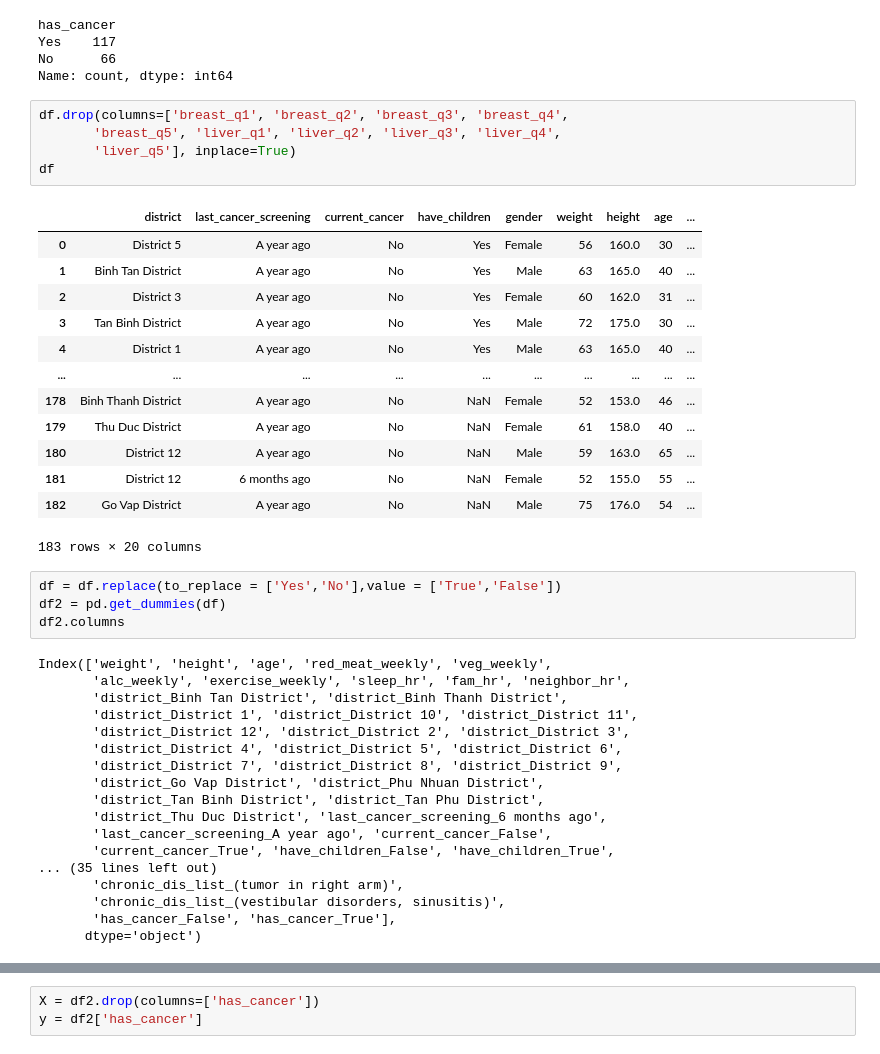
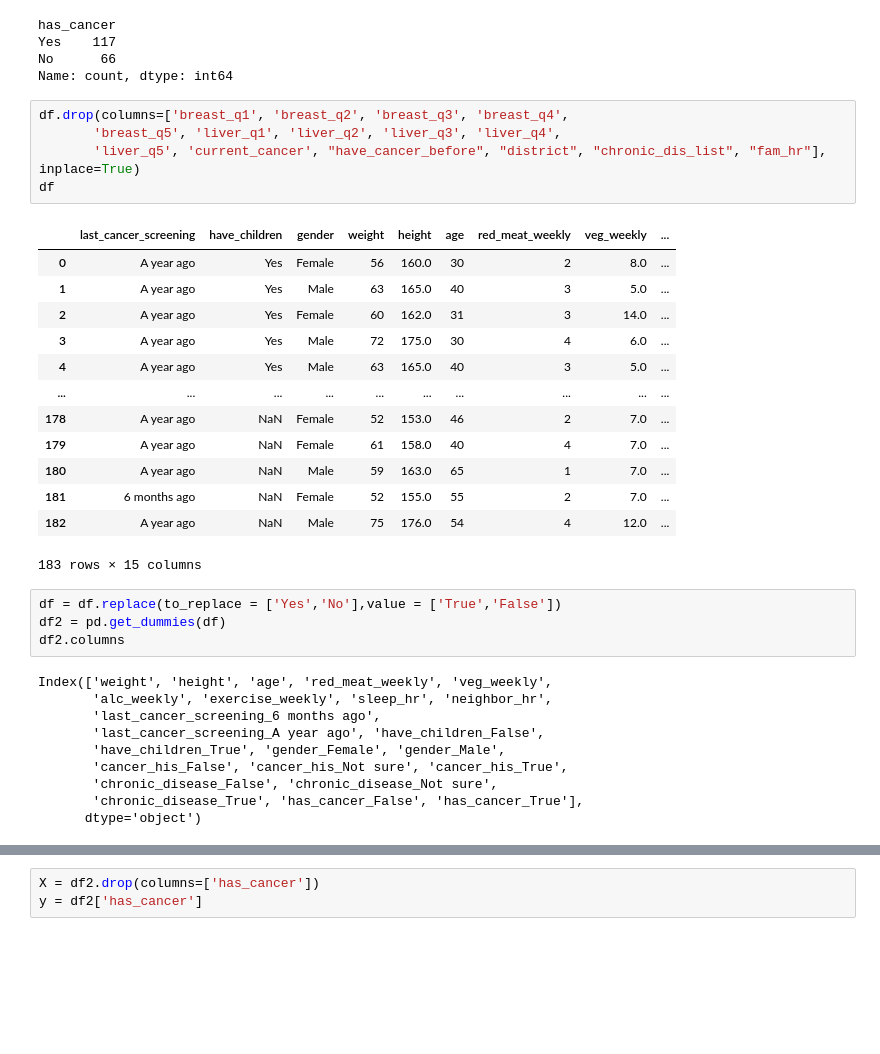
Before and after one commit to v-iettran/cura_ml, a Jupyter notebook: Preliminary cancer findings work.ipynb, the cells around one changed output, grey strips where cells are left out. Saved outputs shown, nothing was run; the diff lists cells and outputs as text; blank space fills up the shorter version.

Commit message:
feature importance graph + changes to columns included in model

```diff
--- a/Preliminary cancer findings work.ipynb
+++ b/Preliminary cancer findings work.ipynb
@@ -90,42 +90,34 @@ Name: count, dtype: int64
 # %%
 df.drop(columns=['breast_q1', 'breast_q2', 'breast_q3', 'breast_q4',
        'breast_q5', 'liver_q1', 'liver_q2', 'liver_q3', 'liver_q4',
-       'liver_q5'], inplace=True)
+       'liver_q5', 'current_cancer', "have_cancer_before", "district", "chronic_dis_list", "fam_hr"], inplace=True)
 df
 # %% [output]
-|  | district | last_cancer_screening | current_cancer | have_children | gender | weight | height | age | ... |
-| 0 | District 5 | A year ago | No | Yes | Female | 56 | 160.0 | 30 | ... |
-| 1 | Binh Tan District | A year ago | No | Yes | Male | 63 | 165.0 | 40 | ... |
-| 2 | District 3 | A year ago | No | Yes | Female | 60 | 162.0 | 31 | ... |
-| 3 | Tan Binh District | A year ago | No | Yes | Male | 72 | 175.0 | 30 | ... |
-| 4 | District 1 | A year ago | No | Yes | Male | 63 | 165.0 | 40 | ... |
+|  | last_cancer_screening | have_children | gender | weight | height | age | red_meat_weekly | veg_weekly | ... |
+| 0 | A year ago | Yes | Female | 56 | 160.0 | 30 | 2 | 8.0 | ... |
+| 1 | A year ago | Yes | Male | 63 | 165.0 | 40 | 3 | 5.0 | ... |
+| 2 | A year ago | Yes | Female | 60 | 162.0 | 31 | 3 | 14.0 | ... |
+| 3 | A year ago | Yes | Male | 72 | 175.0 | 30 | 4 | 6.0 | ... |
+| 4 | A year ago | Yes | Male | 63 | 165.0 | 40 | 3 | 5.0 | ... |
 | ... | ... | ... | ... | ... | ... | ... | ... | ... | ... |
-| 178 | Binh Thanh District | A year ago | No | NaN | Female | 52 | 153.0 | 46 | ... |
-| 179 | Thu Duc District | A year ago | No | NaN | Female | 61 | 158.0 | 40 | ... |
-| 180 | District 12 | A year ago | No | NaN | Male | 59 | 163.0 | 65 | ... |
-| 181 | District 12 | 6 months ago | No | NaN | Female | 52 | 155.0 | 55 | ... |
-| 182 | Go Vap District | A year ago | No | NaN | Male | 75 | 176.0 | 54 | ... |
+| 178 | A year ago | NaN | Female | 52 | 153.0 | 46 | 2 | 7.0 | ... |
+| 179 | A year ago | NaN | Female | 61 | 158.0 | 40 | 4 | 7.0 | ... |
+| 180 | A year ago | NaN | Male | 59 | 163.0 | 65 | 1 | 7.0 | ... |
+| 181 | 6 months ago | NaN | Female | 52 | 155.0 | 55 | 2 | 7.0 | ... |
+| 182 | A year ago | NaN | Male | 75 | 176.0 | 54 | 4 | 12.0 | ... |
-183 rows × 20 columns
+183 rows × 15 columns
 # %%
 df = df.replace(to_replace = ['Yes','No'],value = ['True','False'])
 df2 = pd.get_dummies(df)
 df2.columns
 # %% [output]
 Index(['weight', 'height', 'age', 'red_meat_weekly', 'veg_weekly',
-       'alc_weekly', 'exercise_weekly', 'sleep_hr', 'fam_hr', 'neighbor_hr',
-       'district_Binh Tan District', 'district_Binh Thanh District',
-       'district_District 1', 'district_District 10', 'district_District 11',
-       'district_District 12', 'district_District 2', 'district_District 3',
-       'district_District 4', 'district_District 5', 'district_District 6',
-       'district_District 7', 'district_District 8', 'district_District 9',
-       'district_Go Vap District', 'district_Phu Nhuan District',
-       'district_Tan Binh District', 'district_Tan Phu District',
-       'district_Thu Duc District', 'last_cancer_screening_6 months ago',
-       'last_cancer_screening_A year ago', 'current_cancer_False',
-       'current_cancer_True', 'have_children_False', 'have_children_True',
-... (35 lines left out)
-       'chronic_dis_list_(tumor in right arm)',
-       'chronic_dis_list_(vestibular disorders, sinusitis)',
-       'has_cancer_False', 'has_cancer_True'],
+       'alc_weekly', 'exercise_weekly', 'sleep_hr', 'neighbor_hr',
+       'last_cancer_screening_6 months ago',
+       'last_cancer_screening_A year ago', 'have_children_False',
+       'have_children_True', 'gender_Female', 'gender_Male',
+       'cancer_his_False', 'cancer_his_Not sure', 'cancer_his_True',
+       'chronic_disease_False', 'chronic_disease_Not sure',
+       'chronic_disease_True', 'has_cancer_False', 'has_cancer_True'],
       dtype='object')
 # %%
```
Also changed, not shown: parts of 6 cells of this notebook, 1 other file.
